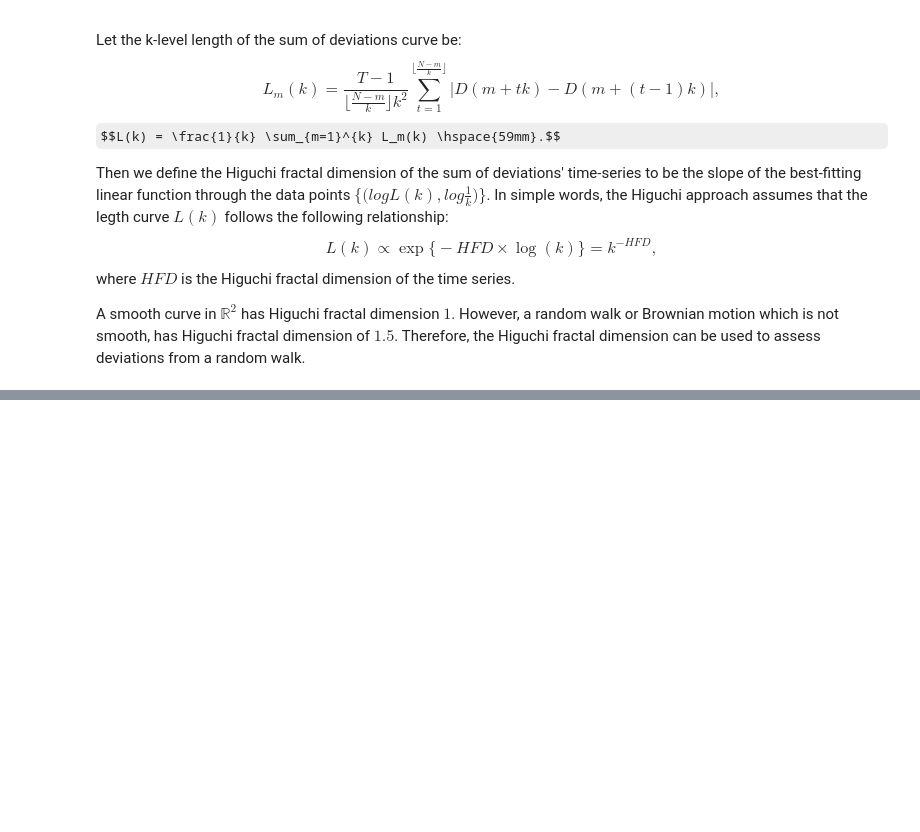
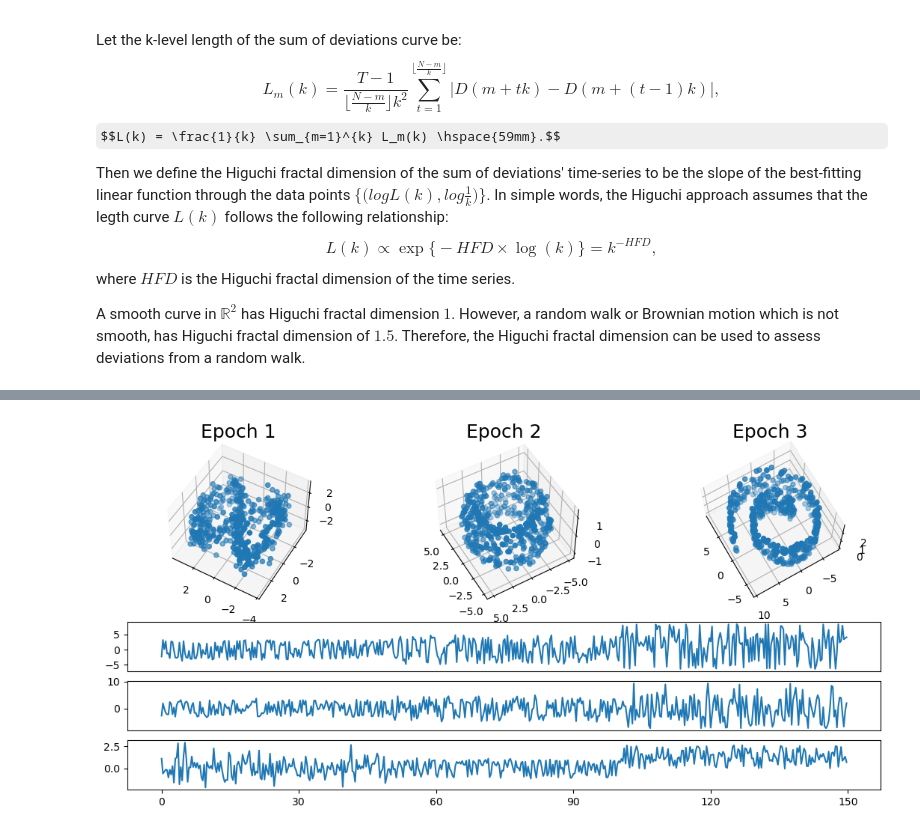
Before and after one commit to A-EL-YAAGOUBI/Dynamic-TDA, a Jupyter notebook: Dynamic_TDA_HFD_Simulations.ipynb, the cells around one changed output, grey strips where cells are left out. Saved outputs shown, nothing was run; the diff lists cells and outputs as text; code cells hidden in the pictures; some formulas as TeX source; blank space fills up the shorter version.

```diff
--- a/Dynamic_TDA_HFD_Simulations.ipynb
+++ b/Dynamic_TDA_HFD_Simulations.ipynb
@@ -436,0 +465,48 @@ plt.show()
+# %%
+fig = plt.figure(figsize=(13, 6))
+
+ax = fig.add_subplot(231, projection='3d')
+ax.scatter(
+
+    TS[slice_1[:500], 0],
+    TS[slice_1[:500], 1],
+    TS[slice_1[:500], 2]
+)
+ax.view_init(elev=50, azim=120)
+plt.title('Epoch 1', fontsize=18)
+
+ax = fig.add_subplot(232, projection='3d')
+ax.scatter(
+    TS[slice_2[:500], 0],
+    TS[slice_2[:500], 1],
+    TS[slice_2[:500], 2]
+)
+ax.view_init(elev=50, azim=150)
+plt.title('Epoch 2', fontsize=18)
+
+ax = fig.add_subplot(233, projection='3d')
+ax.scatter(
+    TS[slice_3[:500], 0],
+    TS[slice_3[:500], 1],
+    TS[slice_3[:500], 2]
+)
+ax.view_init(elev=70, azim=150)
+plt.title('Epoch 3', fontsize=18)
+
+plt.subplot(614)
+plt.plot(TS[::30, 0])
+plt.xticks([])
+
+plt.subplot(615)
+plt.plot(TS[::30, 1])
+plt.xticks([])
+
+plt.subplot(616)
+plt.plot(TS[::30, 2])
+plt.xticks([0, 100, 200, 300, 400, 500], [0, 30, 60, 90, 120, 150])
+
+plt.savefig('./images/simulated_time_series_Dynamic_TDA_Example_2.jpg', bbox_inches='tight', pad_inches=0, transparent=True)
+
+plt.show()
+# %% [output]
+[figure, added]
```
Also changed, not shown: parts of 28 cells of this notebook.
